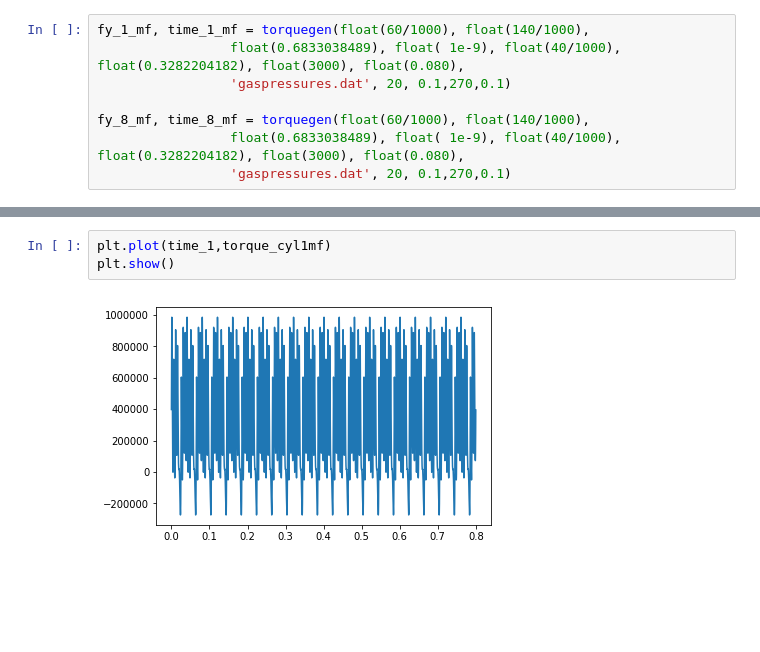
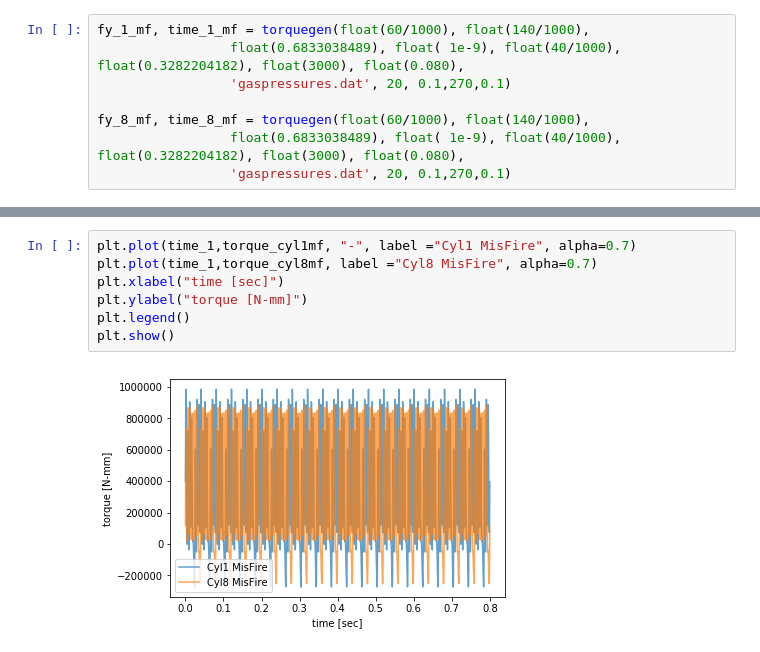
Before and after one commit to englyser/research, a Jupyter notebook: englyser_funcdef.ipynb, the cells around one changed output, grey strips where cells are left out. Cells and saved outputs as stored; diff of their text form; blank space fills up the shorter version.

```diff
--- a/englyser_funcdef.ipynb
+++ b/englyser_funcdef.ipynb
@@ -180,8 +178,12 @@ plt.show()
-# %%
-plt.plot(time_1,torque_cyl1mf)
-plt.show()
-# %% [output]
-[figure, removed]
+# %%
+plt.plot(time_1,torque_cyl1mf, "-", label ="Cyl1 MisFire", alpha=0.7)
+plt.plot(time_1,torque_cyl8mf, label ="Cyl8 MisFire", alpha=0.7)
+plt.xlabel("time [sec]")
+plt.ylabel("torque [N-mm]")
+plt.legend()
+plt.show()
+# %% [output]
+[figure, added]
 # %%
 freq,vibr = eval_freqfft_vect(time_1,torque)
 freq_cyl1mf,vibr_cyl1mf = eval_freqfft_vect(time_1,torque_cyl1mf)
```
Also changed, not shown: parts of 5 cells of this notebook.
